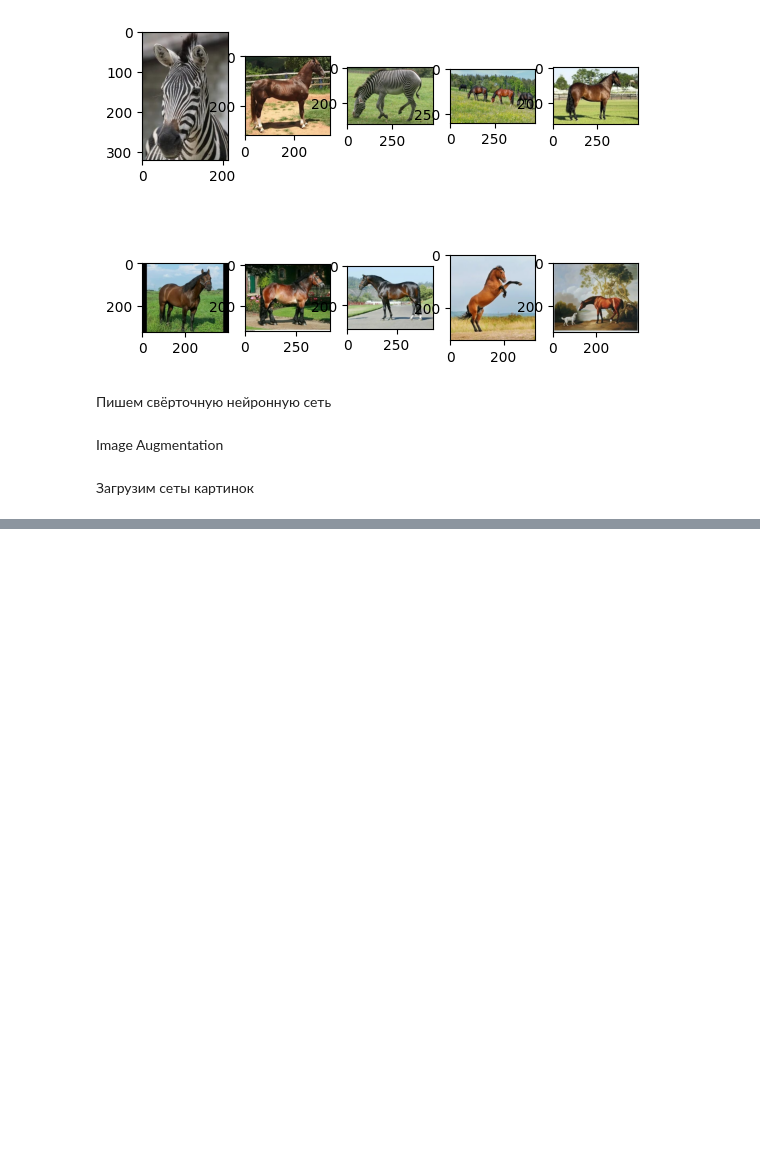
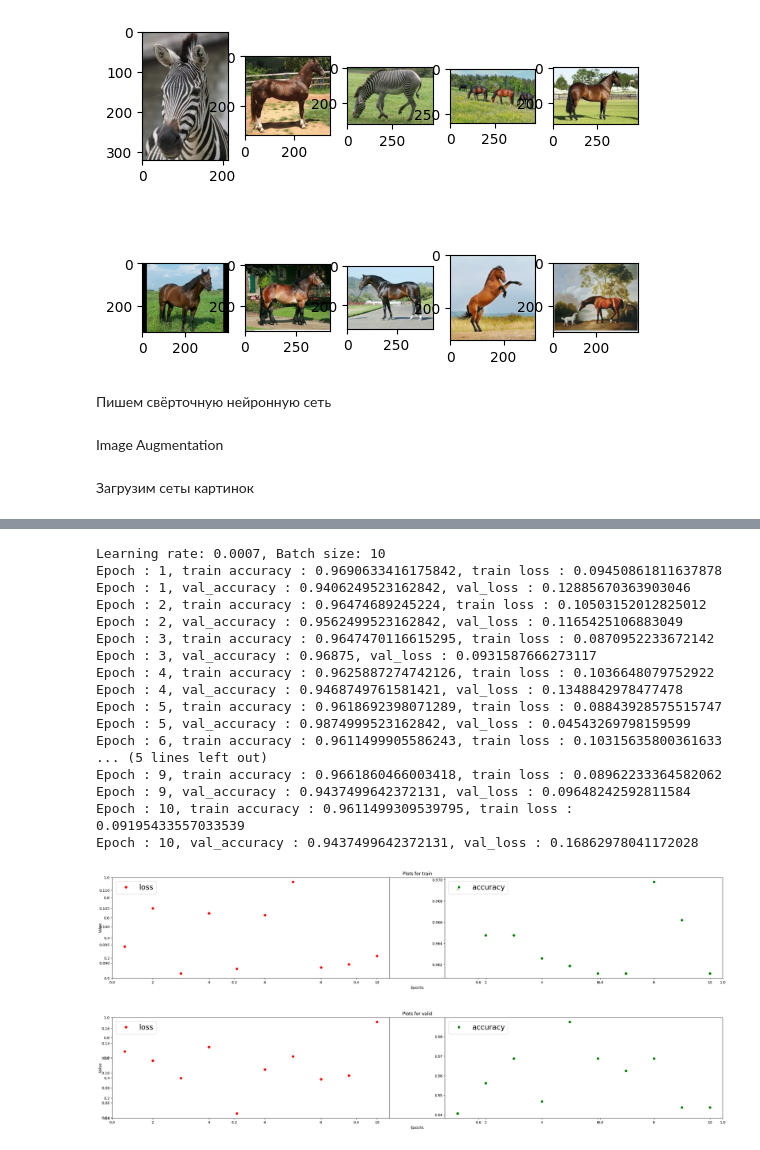
Before and after one commit to Cure232/AP_Lab5, a Jupyter notebook: ap_lab5.ipynb, the cells around one changed output, grey strips where cells are left out. Drawn from its saved outputs; the diff is of its cells as text; code cells hidden in the pictures; blank space fills up the shorter version.

```diff
--- a/ap_lab5.ipynb
+++ b/ap_lab5.ipynb
@@ -354,0 +403,30 @@ AttributeError: 'tuple' object has no attribute 'to'
+# %%
+print('Learning rate: 0.0007, Batch size: 10')
+
+optimizer = torch.optim.Adam(model.parameters(), lr=0.0007)
+
+train_loader = torch.utils.data.DataLoader(dataset = train_data, batch_size=10, shuffle=True )
+test_loader = torch.utils.data.DataLoader(dataset = test_data, batch_size=10, shuffle=True)
+val_loader = torch.utils.data.DataLoader(dataset = val_data, batch_size=10, shuffle=True)
+
+train_loop(train_loader, val_loader, epochs)
+# %% [output]
+Learning rate: 0.0007, Batch size: 10
+Epoch : 1, train accuracy : 0.9690633416175842, train loss : 0.09450861811637878
+Epoch : 1, val_accuracy : 0.9406249523162842, val_loss : 0.12885670363903046
+Epoch : 2, train accuracy : 0.96474689245224, train loss : 0.10503152012825012
+Epoch : 2, val_accuracy : 0.9562499523162842, val_loss : 0.1165425106883049
+Epoch : 3, train accuracy : 0.9647470116615295, train loss : 0.0870952233672142
+Epoch : 3, val_accuracy : 0.96875, val_loss : 0.0931587666273117
+Epoch : 4, train accuracy : 0.9625887274742126, train loss : 0.1036648079752922
+Epoch : 4, val_accuracy : 0.9468749761581421, val_loss : 0.1348842978477478
+Epoch : 5, train accuracy : 0.9618692398071289, train loss : 0.08843928575515747
+Epoch : 5, val_accuracy : 0.9874999523162842, val_loss : 0.04543269798159599
+Epoch : 6, train accuracy : 0.9611499905586243, train loss : 0.10315635800361633
+... (5 lines left out)
+Epoch : 9, train accuracy : 0.9661860466003418, train loss : 0.08962233364582062
+Epoch : 9, val_accuracy : 0.9437499642372131, val_loss : 0.09648242592811584
+Epoch : 10, train accuracy : 0.9611499309539795, train loss : 0.09195433557033539
+Epoch : 10, val_accuracy : 0.9437499642372131, val_loss : 0.16862978041172028
+[figure, added]
+[figure, added]
```
Also changed, not shown: parts of 9 cells of this notebook.
